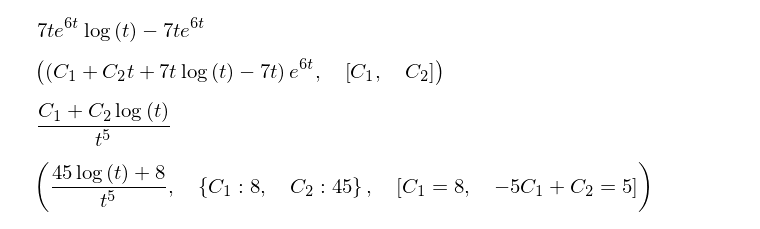
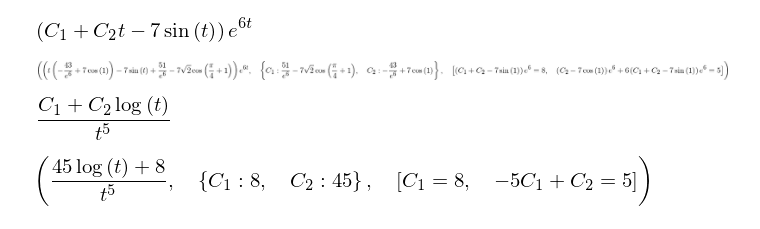
Before and after one commit to kaiyingshan/ode-solver, a Jupyter notebook: test.ipynb, the cells around one changed output. Drawn from its saved outputs; the diff is of its cells as text; code cells hidden in the pictures.

Commit message:
add procedure to varation of parameters use latex for the text part of the procedure

```diff
--- a/test.ipynb
+++ b/test.ipynb
@@ -21,4 +21,7 @@ Solutions:
 # %%
 t = Symbol("t")
 y1, y2, _ = sec_order_const_coeff(1, -12, 36)
-yp = var_parameters(y1, y2, 7 / t * exp(6 * t))
+yp, procedure = var_parameters([y1, y2], sin(t) * 7 * exp(6 * t))
+for _, p in procedure:
+    display(Math(_))
+    [display(x) for x in p]
@@ -25,11 +41,12 @@ yp = var_parameters(y1, y2, 7 / t * exp(6 * t))
-# %%
-yp
-# %% [output]
-[figure, removed]
 # %%
-to_general([y1, y2], yp)
+y, consts = to_general([y1, y2], yp)
+y
 # %% [output]
-[figure, old version]
+[figure, new version]
+# %%
+solve_ivp(y, [(1, 8), (1, 5)])
+# %% [output]
+[figure, added]
 # %%
 y1, y2, _ = sec_order_euler(1, 11, 25)
 y, consts = to_general([y1, y2])
```
Also changed, not shown: parts of 4 cells of this notebook, 1 other file.
